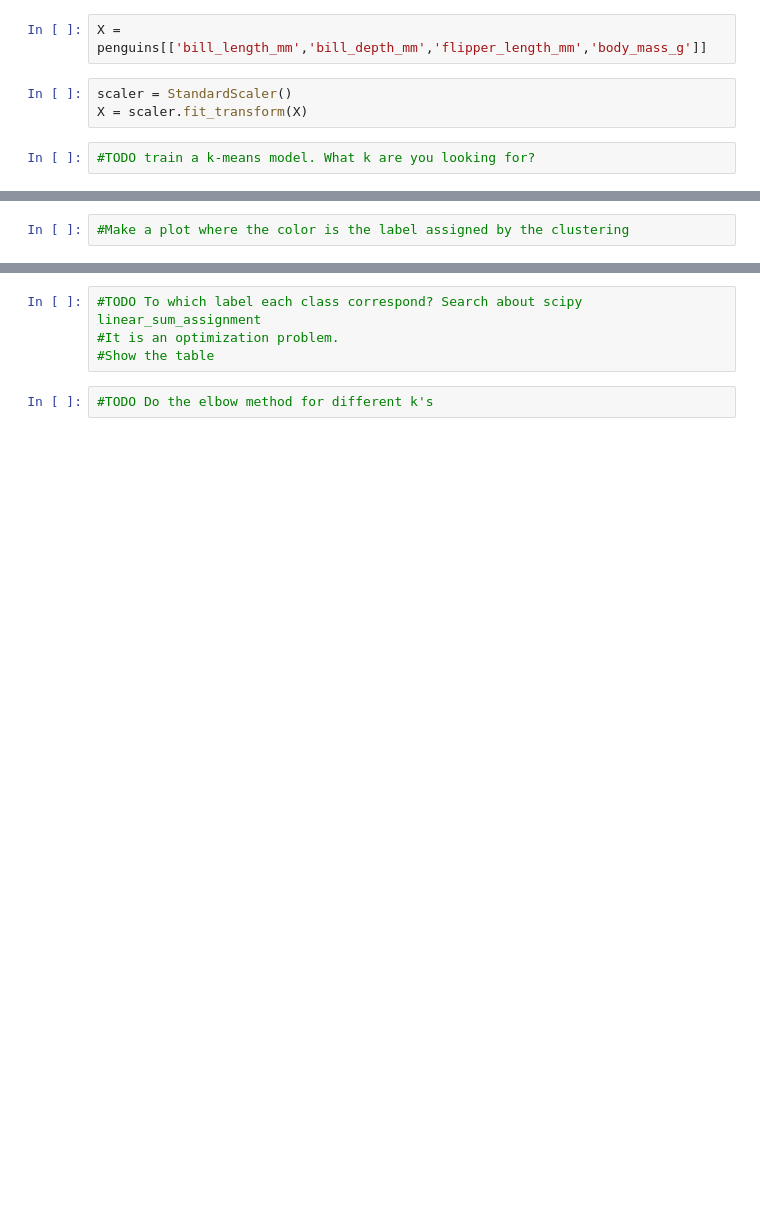
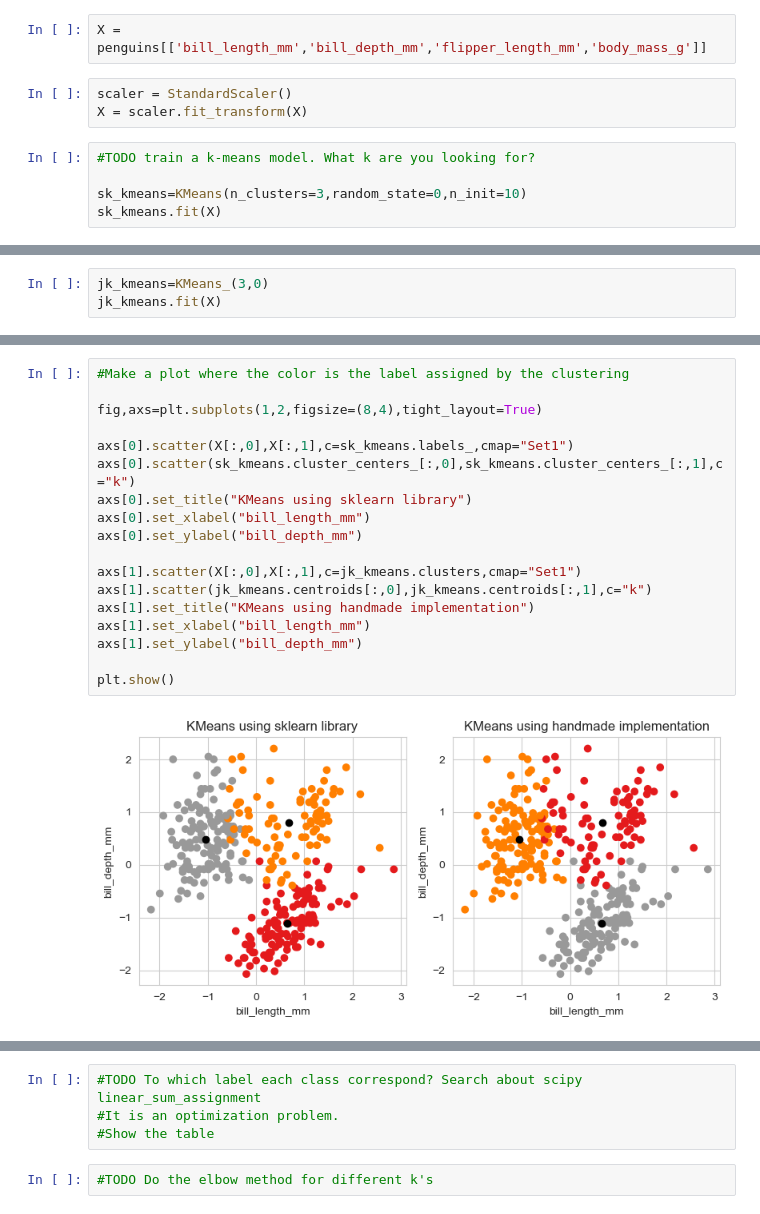
Before and after one commit to jcasarmiento/Clustering, a Jupyter notebook: K-Means-Ex.ipynb, the cells around one changed output, grey strips where cells are left out. Cells and saved outputs as stored; diff of their text form; blank space fills up the shorter version.

```diff
--- a/K-Means-Ex.ipynb
+++ b/K-Means-Ex.ipynb
@@ -28,3 +35,6 @@ scaler = StandardScaler()
 X = scaler.fit_transform(X)
 # %%
 #TODO train a k-means model. What k are you looking for?
+
+sk_kmeans=KMeans(n_clusters=3,random_state=0,n_init=10)
+sk_kmeans.fit(X)
@@ -30,0 +90,3 @@ X = scaler.fit_transform(X)
+# %%
+jk_kmeans=KMeans_(3,0)
+jk_kmeans.fit(X)
@@ -31,4 +102,22 @@ X = scaler.fit_transform(X)
 # %%
 #Make a plot where the color is the label assigned by the clustering
+
+fig,axs=plt.subplots(1,2,figsize=(8,4),tight_layout=True)
+
+axs[0].scatter(X[:,0],X[:,1],c=sk_kmeans.labels_,cmap="Set1")
+axs[0].scatter(sk_kmeans.cluster_centers_[:,0],sk_kmeans.cluster_centers_[:,1],c="k")
+axs[0].set_title("KMeans using sklearn library")
+axs[0].set_xlabel("bill_length_mm")
+axs[0].set_ylabel("bill_depth_mm")
+
+axs[1].scatter(X[:,0],X[:,1],c=jk_kmeans.clusters,cmap="Set1")
+axs[1].scatter(jk_kmeans.centroids[:,0],jk_kmeans.centroids[:,1],c="k")
+axs[1].set_title("KMeans using handmade implementation")
+axs[1].set_xlabel("bill_length_mm")
+axs[1].set_ylabel("bill_depth_mm")
+
+plt.show()
+# %% [output]
+[figure, added]
 # %%
 #Make a 3D plot where the color is the label assigned by the clustering
```
Also changed, not shown: parts of 5 cells of this notebook.
